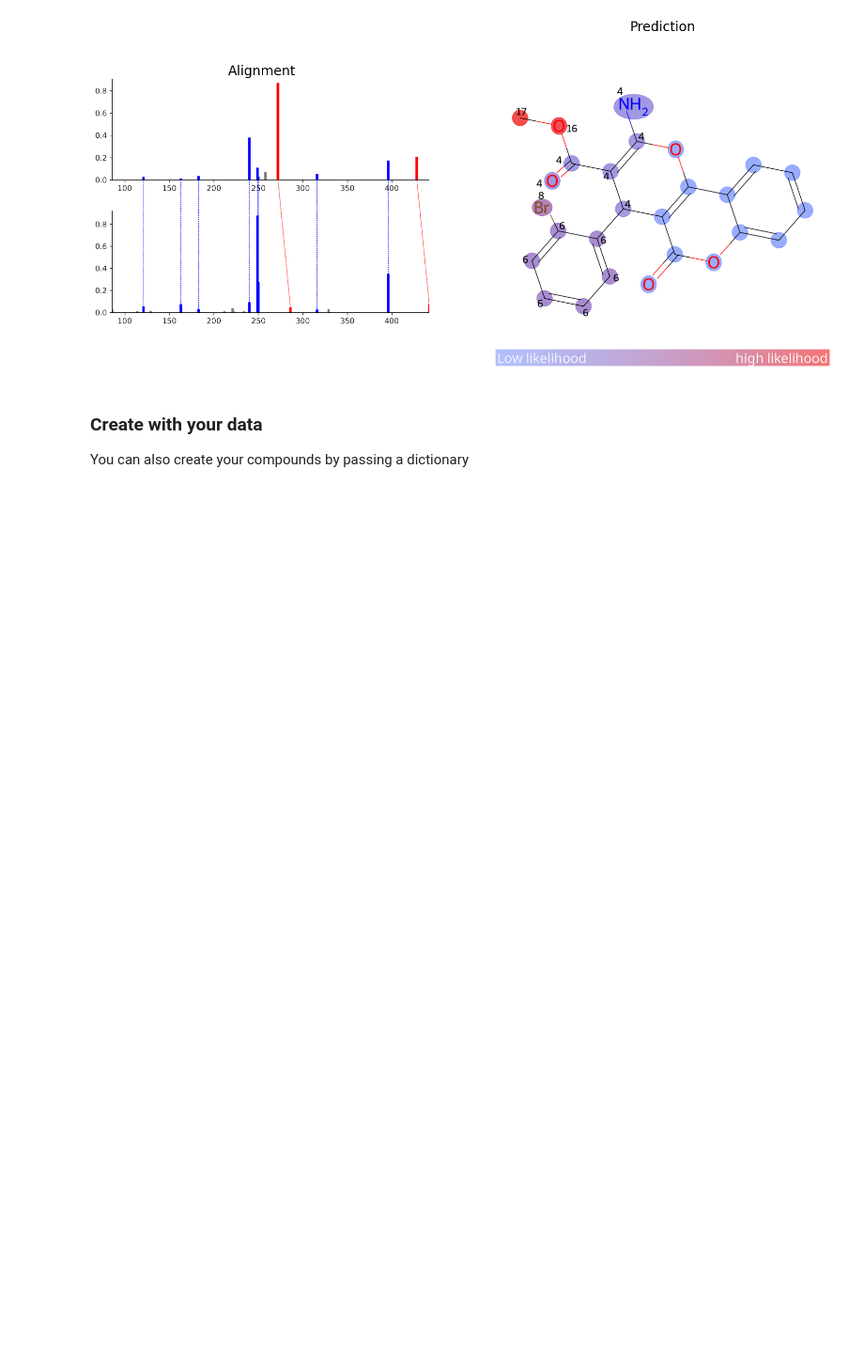
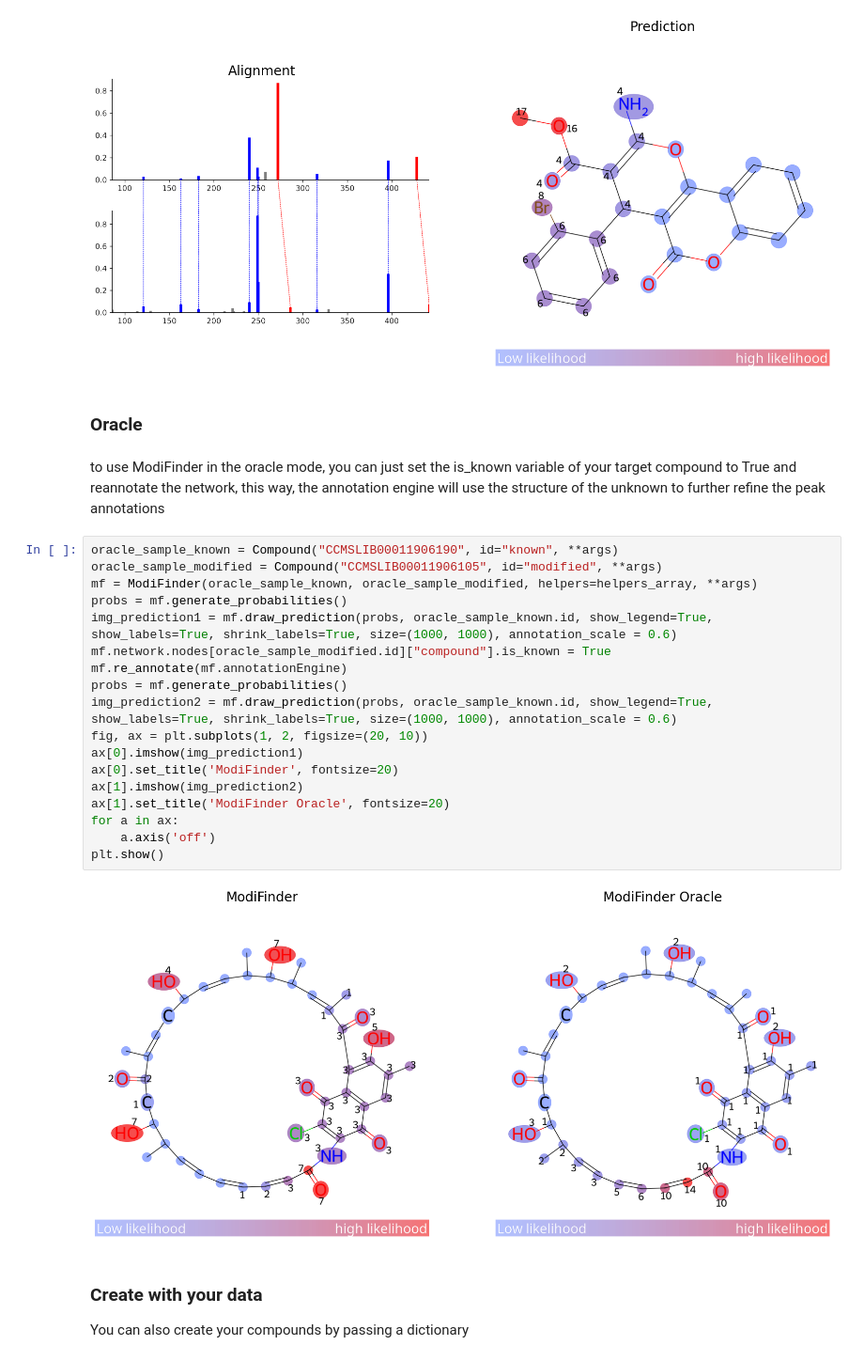
Before and after one commit to Wang-Bioinformatics-Lab/ModiFinder_base, a Jupyter notebook: docs/source/tutorials/basics.ipynb, the cells around one changed output. Shown at 94% size. Cells and saved outputs as stored; diff of their text form; blank space fills up the shorter version.

Commit message:
adding oracle tutorial

```diff
--- a/docs/source/tutorials/basics.ipynb
+++ b/docs/source/tutorials/basics.ipynb
@@ -81,6 +81,30 @@ for a in ax:
 plt.show()
 # %% [output]
 [figure]
+# %% [markdown]
+### Oracle
+# %% [markdown]
+to use ModiFinder in the oracle mode, you can just set the is_known variable of your target compound to True and reannotate the network, this way, the annotation engine will use the structure of the unknown to further refine the peak annotations
+# %%
+oracle_sample_known = Compound("CCMSLIB00011906190", id="known", **args)
+oracle_sample_modified = Compound("CCMSLIB00011906105", id="modified", **args)
+mf = ModiFinder(oracle_sample_known, oracle_sample_modified, helpers=helpers_array, **args)
+probs = mf.generate_probabilities()
+img_prediction1 = mf.draw_prediction(probs, oracle_sample_known.id, show_legend=True, show_labels=True, shrink_labels=True, size=(1000, 1000), annotation_scale = 0.6)
+mf.network.nodes[oracle_sample_modified.id]["compound"].is_known = True
+mf.re_annotate(mf.annotationEngine)
+probs = mf.generate_probabilities()
+img_prediction2 = mf.draw_prediction(probs, oracle_sample_known.id, show_legend=True, show_labels=True, shrink_labels=True, size=(1000, 1000), annotation_scale = 0.6)
+fig, ax = plt.subplots(1, 2, figsize=(20, 10))
+ax[0].imshow(img_prediction1)
+ax[0].set_title('ModiFinder', fontsize=20)
+ax[1].imshow(img_prediction2)
+ax[1].set_title('ModiFinder Oracle', fontsize=20)
+for a in ax:
+    a.axis('off')
+plt.show()
+# %% [output]
+[figure, added]
 # %% [markdown]
 ### Create with your data
 You can also create your compounds by passing a dictionary
```
Also changed, not shown: 3 other files.
